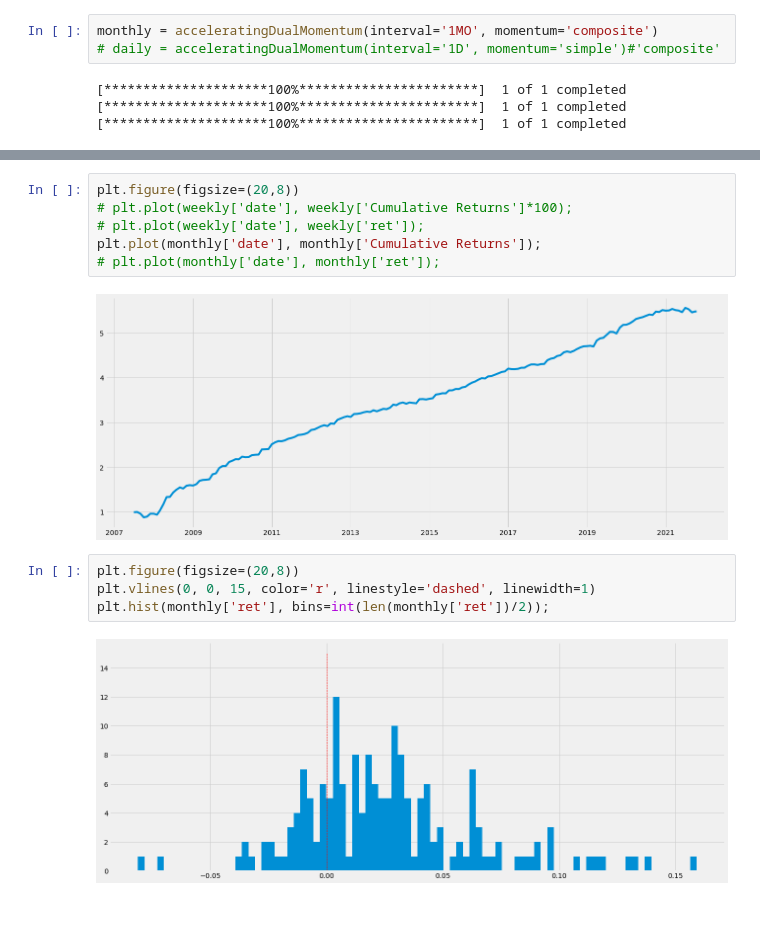
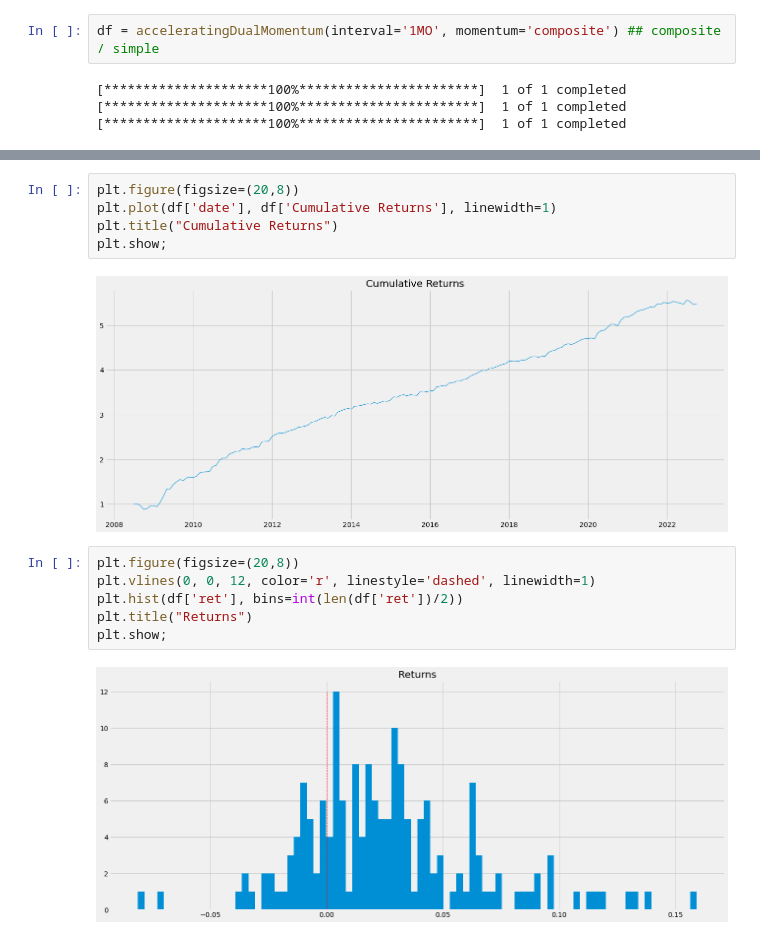
Before and after one commit to colantuono/active-asset-allocation, a Jupyter notebook: adm-test.ipynb, the cells around one changed output, grey strips where cells are left out. Saved outputs shown, nothing was run; the diff lists cells and outputs as text; blank space fills up the shorter version.

```diff
--- a/adm-test.ipynb
+++ b/adm-test.ipynb
@@ -92,6 +120,5 @@ def CAGR(last_value, first_value, years):
 # %%
-monthly = acceleratingDualMomentum(interval='1MO', momentum='composite')
-# daily = acceleratingDualMomentum(interval='1D', momentum='simple')#'composite'
+df = acceleratingDualMomentum(interval='1MO', momentum='composite') ## composite / simple
 # %% [output]
 [*********************100%***********************]  1 of 1 completed
 [*********************100%***********************]  1 of 1 completed
@@ -120,14 +147,15 @@ monthly.tail(15)
 # %%
 plt.figure(figsize=(20,8))
-# plt.plot(weekly['date'], weekly['Cumulative Returns']*100);
-# plt.plot(weekly['date'], weekly['ret']);
-plt.plot(monthly['date'], monthly['Cumulative Returns']);
-# plt.plot(monthly['date'], monthly['ret']);
+plt.plot(df['date'], df['Cumulative Returns'], linewidth=1)
+plt.title("Cumulative Returns")
+plt.show;
 # %% [output]
-[figure, old version]
+[figure, new version]
 # %%
 plt.figure(figsize=(20,8))
-plt.vlines(0, 0, 15, color='r', linestyle='dashed', linewidth=1)
-plt.hist(monthly['ret'], bins=int(len(monthly['ret'])/2));
+plt.vlines(0, 0, 12, color='r', linestyle='dashed', linewidth=1)
+plt.hist(df['ret'], bins=int(len(df['ret'])/2))
+plt.title("Returns")
+plt.show;
 # %% [output]
-[figure, old version]
+[figure, new version]
```
Also changed, not shown: parts of 10 cells of this notebook.
